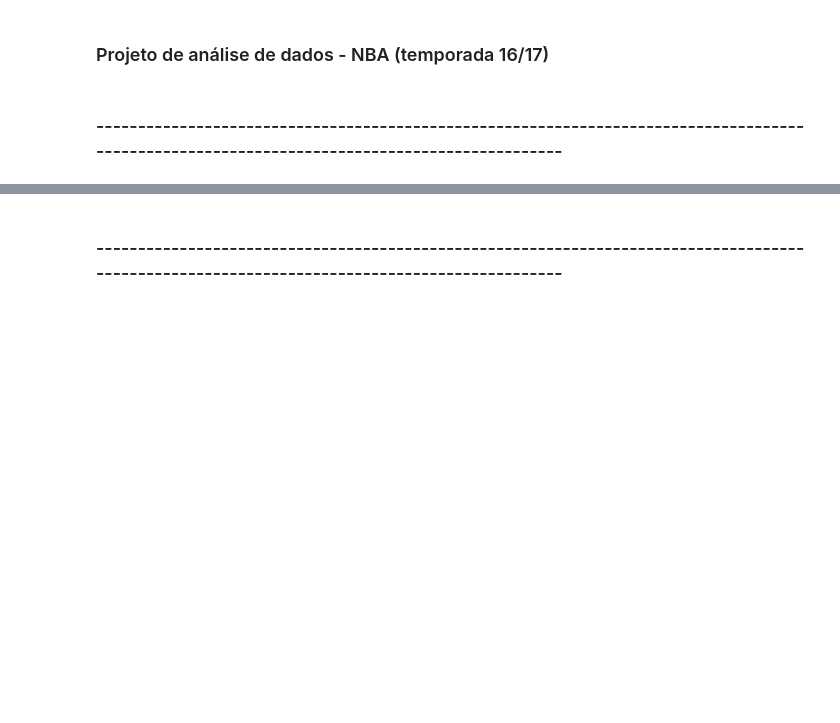
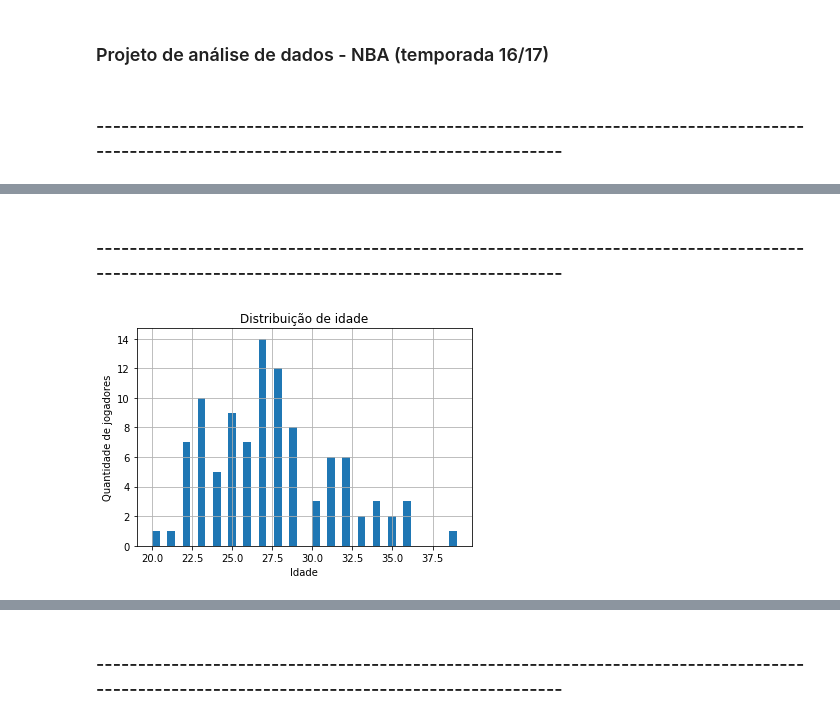
Before and after one commit to IgorQuaresma/Projeto-NBA, a Jupyter notebook: projeto_nba_versao2.ipynb, the cells around one changed output, grey strips where cells are left out. Drawn from its saved outputs; the diff is of its cells as text; code cells hidden in the pictures; blank space fills up the shorter version.

Commit message:
New graphs
Adding new graphs in the initial part of the project.

```diff
--- a/projeto_nba_versao2.ipynb
+++ b/projeto_nba_versao2.ipynb
@@ -23,0 +60,2 @@ df_2 = pd.read_csv('limpo_nba_2016_2017_100.csv')
+# %% [markdown]
+### ---------------------------------------------------------------------------------------------------------------------------------------------
@@ -23,0 +67,10 @@ df_2 = pd.read_csv('limpo_nba_2016_2017_100.csv')
+# %%
+# Noção da distribuição da idade dos jogadores
+
+df_2['AGE'].hist(bins = 40)
+plt.xlabel('Idade')
+plt.ylabel('Quantidade de jogadores')
+plt.title('Distribuição de idade')
+plt.show()
+# %% [output]
+[figure, added]
```
Also changed, not shown: parts of 10 cells of this notebook.
